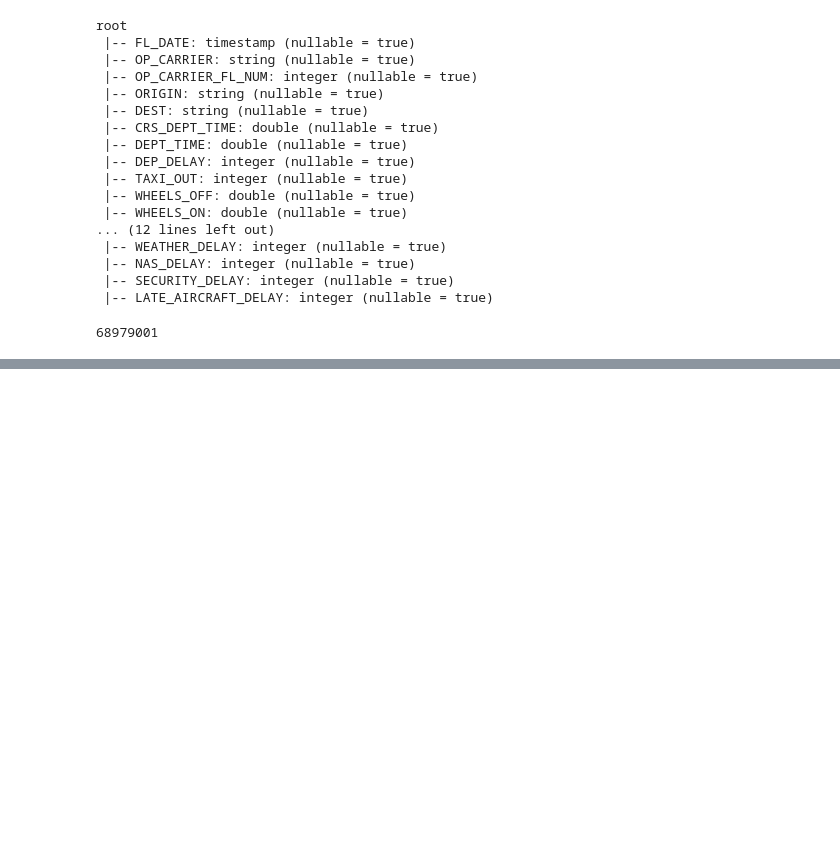
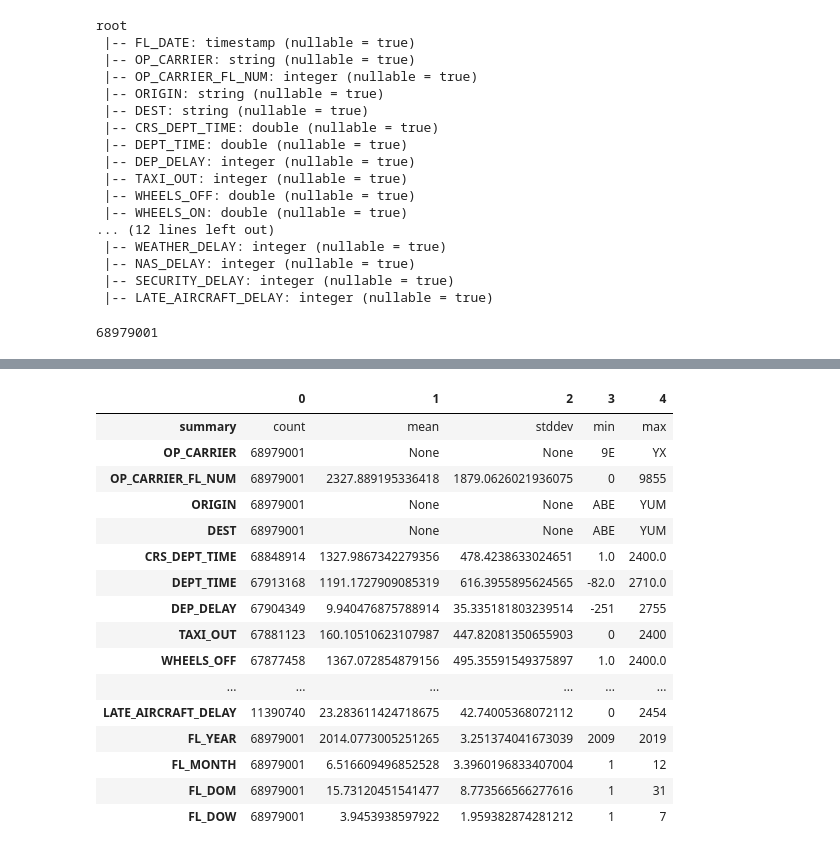
Before and after one commit to anderl23/ca4022-airline-delay-analysis, a Jupyter notebook: airlineDelayClassification.ipynb, the cells around one changed output, grey strips where cells are left out. Drawn from its saved outputs; the diff is of its cells as text; code cells hidden in the pictures; blank space fills up the shorter version.

```diff
--- a/airlineDelayClassification.ipynb
+++ b/airlineDelayClassification.ipynb
@@ -82,0 +110,20 @@ categoricalColumns = ["OP_CARRIER","OP_CARRIER_FL_NUM","ORIGIN","DEST"]
+# %%
+df.describe().toPandas().transpose()
+# %% [output]
+|  | 0 | 1 | 2 | 3 | 4 |
+| summary | count | mean | stddev | min | max |
+| OP_CARRIER | 68979001 | None | None | 9E | YX |
+| OP_CARRIER_FL_NUM | 68979001 | 2327.889195336418 | 1879.0626021936075 | 0 | 9855 |
+| ORIGIN | 68979001 | None | None | ABE | YUM |
+| DEST | 68979001 | None | None | ABE | YUM |
+| CRS_DEPT_TIME | 68848914 | 1327.9867342279356 | 478.4238633024651 | 1.0 | 2400.0 |
+| DEPT_TIME | 67913168 | 1191.1727909085319 | 616.3955895624565 | -82.0 | 2710.0 |
+| DEP_DELAY | 67904349 | 9.940476875788914 | 35.335181803239514 | -251 | 2755 |
+| TAXI_OUT | 67881123 | 160.10510623107987 | 447.82081350655903 | 0 | 2400 |
+| WHEELS_OFF | 67877458 | 1367.072854879156 | 495.35591549375897 | 1.0 | 2400.0 |
+| ... | ... | ... | ... | ... | ... |
+| LATE_AIRCRAFT_DELAY | 11390740 | 23.283611424718675 | 42.74005368072112 | 0 | 2454 |
+| FL_YEAR | 68979001 | 2014.0773005251265 | 3.251374041673039 | 2009 | 2019 |
+| FL_MONTH | 68979001 | 6.516609496852528 | 3.3960196833407004 | 1 | 12 |
+| FL_DOM | 68979001 | 15.73120451541477 | 8.773566566277616 | 1 | 31 |
+| FL_DOW | 68979001 | 3.9453938597922 | 1.959382874281212 | 1 | 7 |
```
Also changed, not shown: parts of 13 cells of this notebook.
